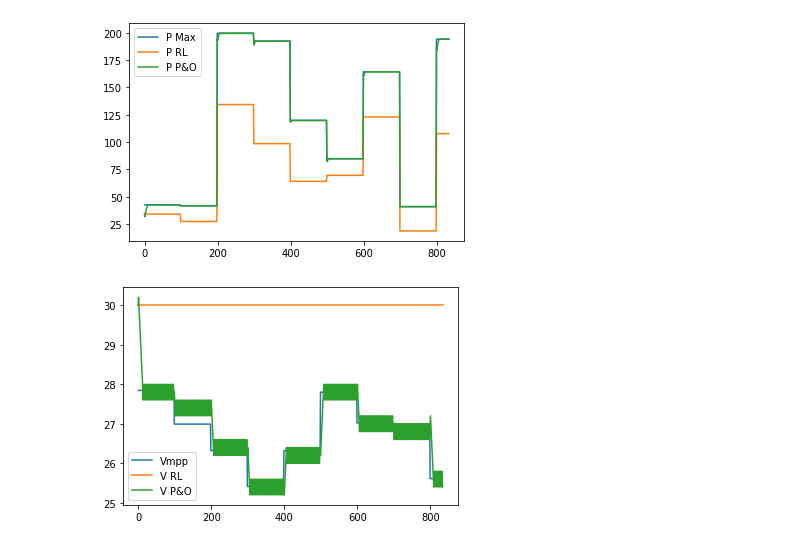
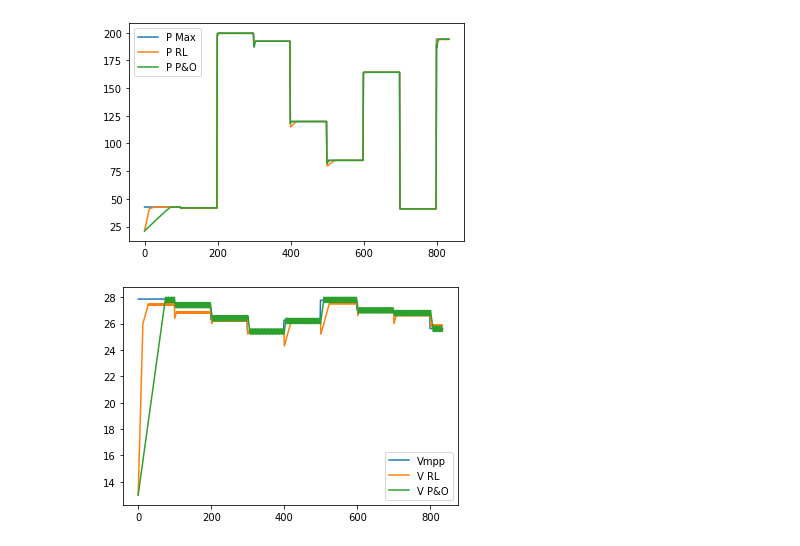
Before and after one commit to balcortex/rl_pv_mppt, a Jupyter notebook: notebooks/02_mppt_ac.ipynb, the cells around one changed output. Cells and saved outputs as stored; diff of their text form; code cells hidden in the pictures.

Commit message:
add test agent discrete_ac cartpole add notebook mppt discrete_ac

```diff
--- a/notebooks/02_mppt_ac.ipynb
+++ b/notebooks/02_mppt_ac.ipynb
@@ -13,8 +13,8 @@ WEATHER_TRAIN_PATH = os.path.join("data", "weather_sim.csv")
 WEATHER_TEST_PATH = os.path.join("data", "weather_real.csv")
 PVARRAY_CKP_PATH = os.path.join('data', '01_pvarray_iv.json')
 AGENT_CKP_PATH = os.path.join("models", "02_mppt_ac.tar")
-LEARNING_RATE = 0.001
-ENTROPY_BETA = 0.001
+LEARNING_RATE = 0.01
+ENTROPY_BETA = 0.01
 GAMMA = 0.9
 N_STEPS = 1
 BATCH_SIZE = 16
@@ -24,18 +24,16 @@ env = PVEnvDiscrete.from_file(
     WEATHER_TRAIN_PATH,
     pvarray_ckp_path=PVARRAY_CKP_PATH,
     states=["v_norm", "i_norm", "deg"],
-    # states=["v_norm", "i_norm", "dv"],
-    reward_fn=RewardDeltaPower(2, 0.9),
-    actions=[-10, -5, -3, -2, -1, -0.1, 0, 0.1, 1, 2, 3, 5, 10],
+    reward_fn=RewardDeltaPower(1, 0.9),
+    actions=[-1, -0.1, 0, 0.1, 1],
 )
 test_env = PVEnvDiscrete.from_file(
     PV_PARAMS_PATH,
     WEATHER_TRAIN_PATH,
     pvarray_ckp_path=PVARRAY_CKP_PATH,
     states=["v_norm", "i_norm", "deg"],
-    # states=["v_norm", "i_norm", "dv"],
-    reward_fn=RewardDeltaPower(2, 0.9),
-    actions=[-10, -5, -3, -2, -1, -0.1, 0, 0.1, 1, 2, 3, 5, 10],
+    reward_fn=RewardDeltaPower(2, 1),
+    actions=[-1, -0.1, 0, 0.1, 1],
 )
 device = torch.device("cpu")
 net = DiscreteActorCriticNetwork(
@@ -51,6 +49,7 @@ agent = DiscreteActorCritic(
     lr=LEARNING_RATE,
     n_steps=N_STEPS,
     batch_size=BATCH_SIZE,
-    chk_path=AGENT_CKP_PATH,
+    # chk_path=AGENT_CKP_PATH,
+    chk_path=None,
 )
 # %% [output]
@@ -69,3 +68,3 @@ INFO 2020-11-12 20:12:40,636 Reading data\weather_sim.csv . . .
 # %%
-agent.train(steps=1000, verbose_every=0, save_every=0)
+agent.train(steps=5000, verbose_every=100, save_every=0)
 # %% [output]
@@ -83,4 +98,4 @@ INFO 2020-11-12 20:21:41,659 RL Efficiency=75.99254096361281
 # %%
-agent.test()
+agent.exp_test_source.play_episode()
 test_env.render_vs_true(po=True)
 # %% [output]
@@ -89,2 +104,2 @@ INFO 2020-11-12 20:20:34,119 Running P&O, step=0.2 volts . . .
-[figure, old version]
+[figure, new version]
-[figure, old version]
+[figure, new version]
```
Also changed, not shown: parts of 5 cells of this notebook, 9 other files.
